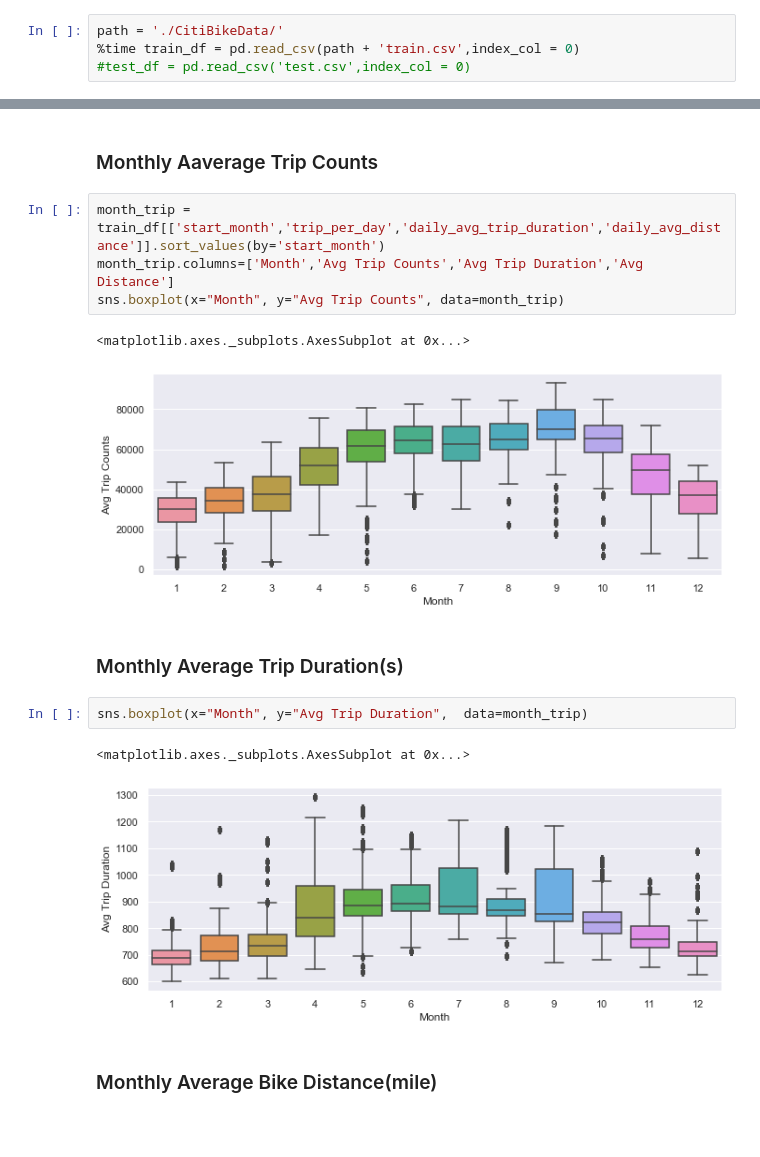
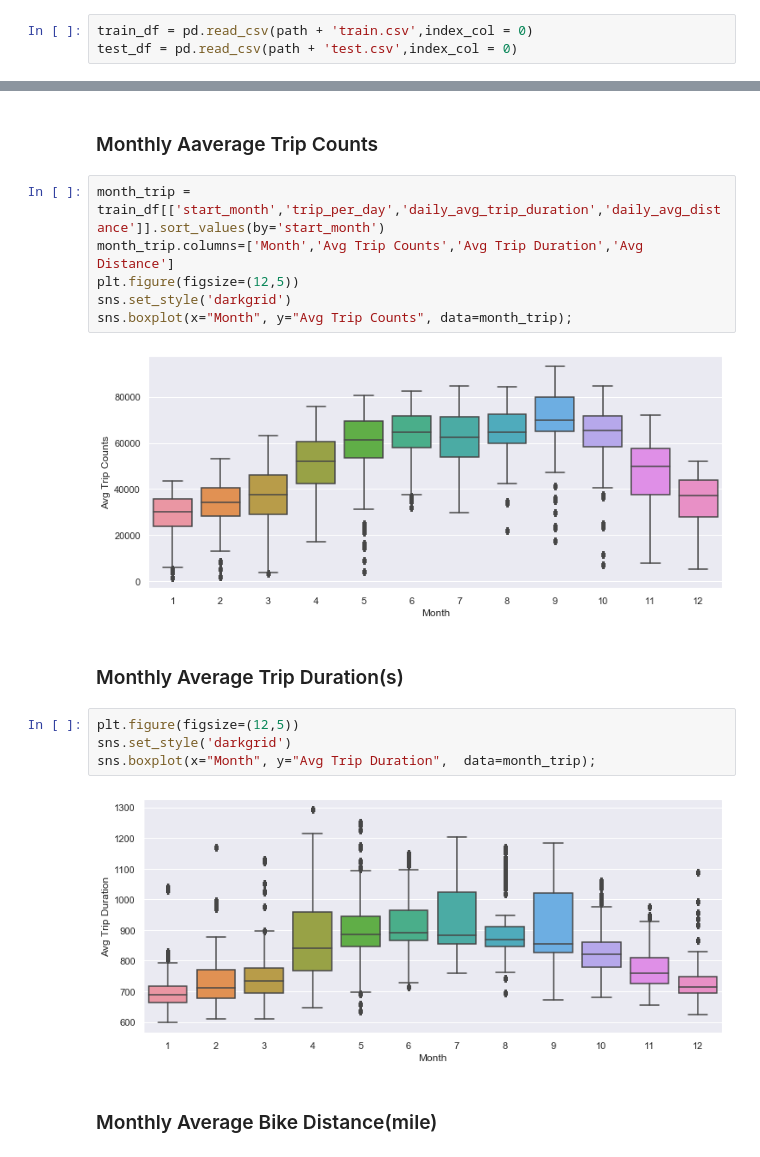
Before and after one commit to zhangym1256/Citi-Bike-Capstone, a Jupyter notebook: Hanbo/EDA.ipynb, the cells around one changed output, grey strips where cells are left out. Cells and saved outputs as stored; diff of their text form; blank space fills up the shorter version.

```diff
--- a/Hanbo/EDA.ipynb
+++ b/Hanbo/EDA.ipynb
@@ -32,4 +45,3 @@ def plot_inertia(km, X, n_cluster_range):
 # %%
-path = './CitiBikeData/'
-%time train_df = pd.read_csv(path + 'train.csv',index_col = 0)
-#test_df = pd.read_csv('test.csv',index_col = 0)
+train_df = pd.read_csv(path + 'train.csv',index_col = 0)
+test_df = pd.read_csv(path + 'test.csv',index_col = 0)
@@ -62,17 +108,19 @@ Text(0, 0.5, 'Avg Distance(mile)')
 # %%
 month_trip = train_df[['start_month','trip_per_day','daily_avg_trip_duration','daily_avg_distance']].sort_values(by='start_month')
 month_trip.columns=['Month','Avg Trip Counts','Avg Trip Duration','Avg Distance']
-sns.boxplot(x="Month", y="Avg Trip Counts", data=month_trip)
+plt.figure(figsize=(12,5))
+sns.set_style('darkgrid')
+sns.boxplot(x="Month", y="Avg Trip Counts", data=month_trip);
 # %% [output]
-<matplotlib.axes._subplots.AxesSubplot at 0x...>
-[figure, old version]
+[figure, new version]
 # %% [markdown]
 ### Monthly Average Trip Duration(s)
 # %%
-sns.boxplot(x="Month", y="Avg Trip Duration",  data=month_trip)
+plt.figure(figsize=(12,5))
+sns.set_style('darkgrid')
+sns.boxplot(x="Month", y="Avg Trip Duration",  data=month_trip);
 # %% [output]
-<matplotlib.axes._subplots.AxesSubplot at 0x...>
-[figure, old version]
+[figure, new version]
 # %% [markdown]
 ### Monthly Average Bike Distance(mile)
 # %%
```
Also changed, not shown: parts of 79 cells of this notebook, 1 other file.
